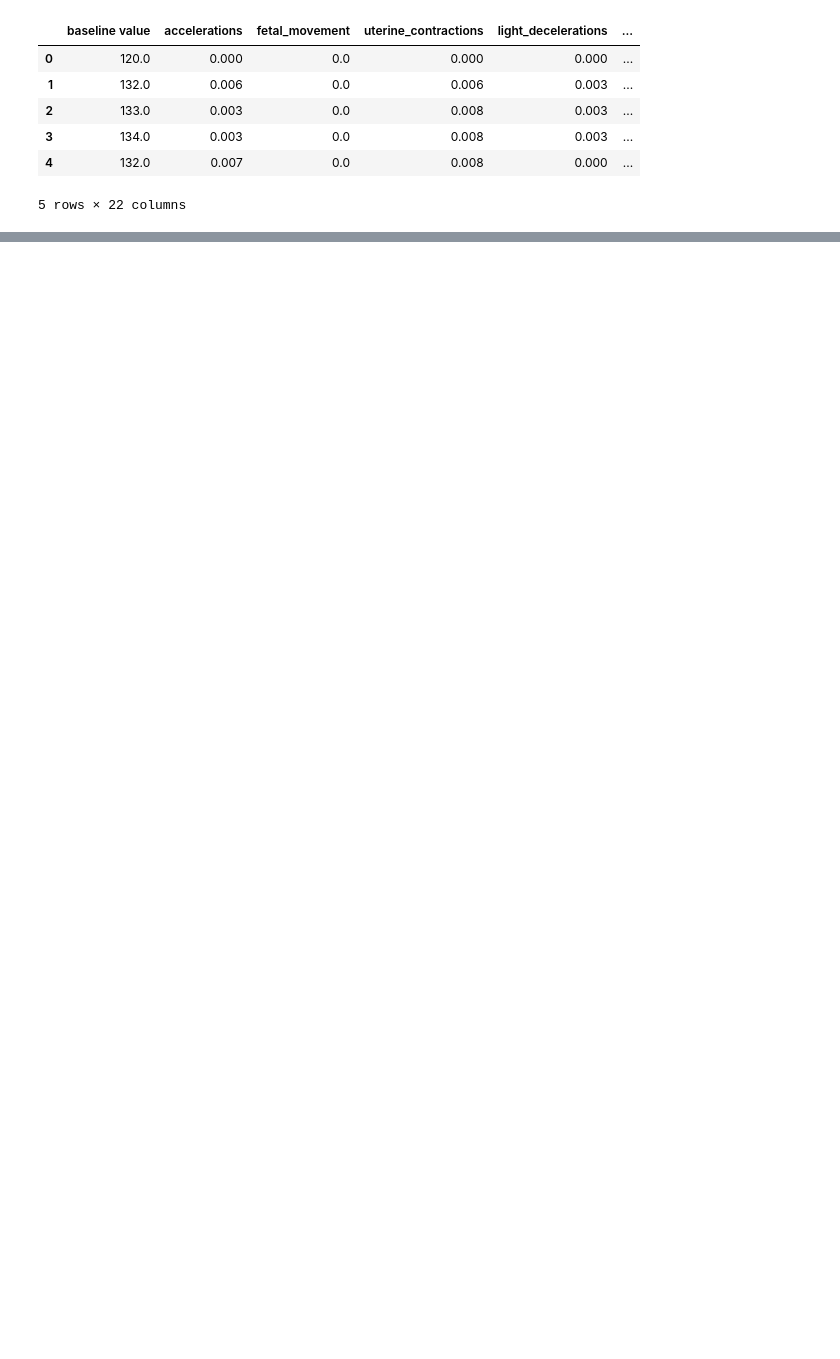
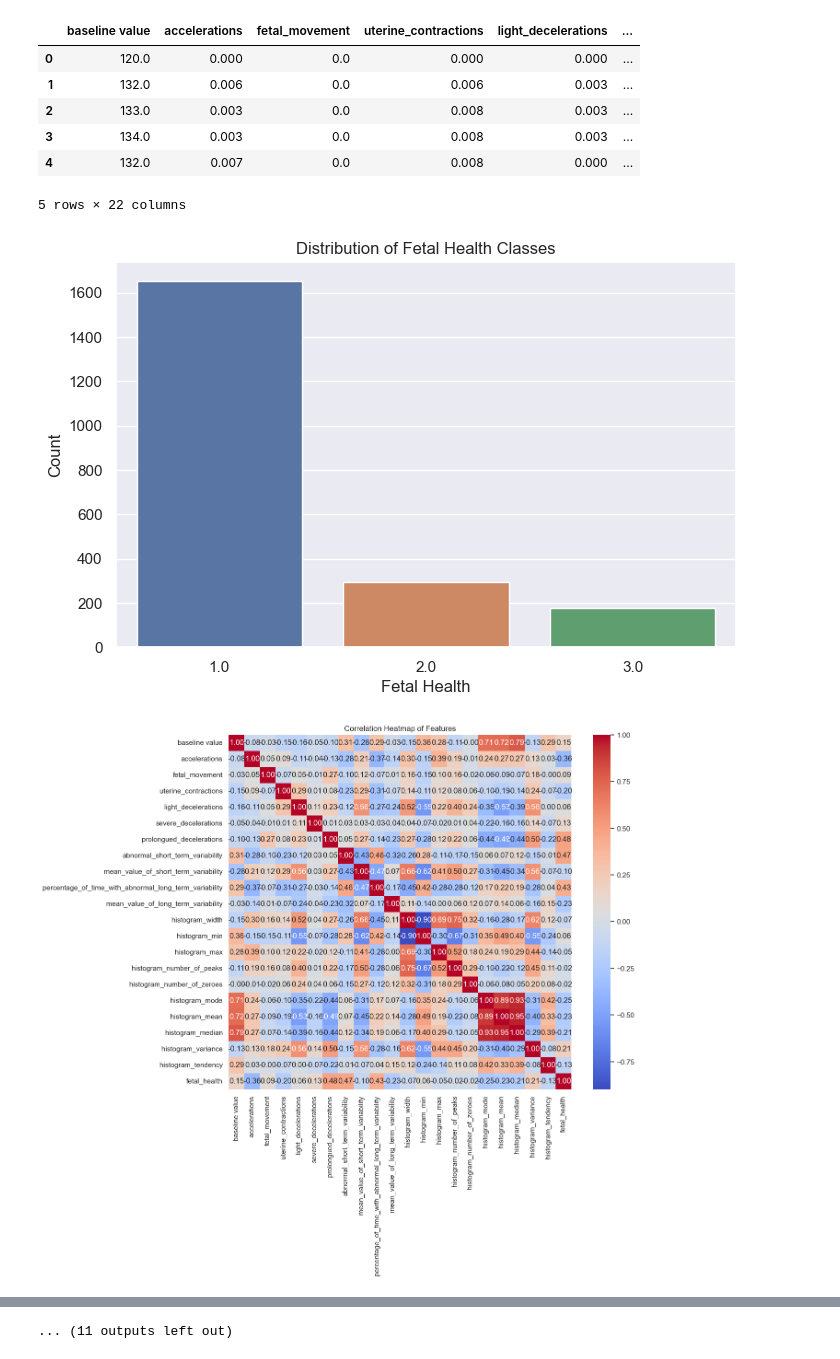
Before and after one commit to ivannahak99/streamlit_fetalhealth, a Jupyter notebook: fetalhealth.ipynb, the cells around one changed output, grey strips where cells are left out. Drawn from its saved outputs; the diff is of its cells as text; code cells hidden in the pictures; blank space fills up the shorter version.

```diff
--- a/fetalhealth.ipynb
+++ b/fetalhealth.ipynb
@@ -19,0 +33,40 @@ fetal_health.head()
+# %%
+import pandas as pd
+import matplotlib.pyplot as plt
+import seaborn as sns
+
+# Mengatur tema visualisasi
+sns.set_theme()
+# %%
+import pandas as pd
+import seaborn as sns
+import matplotlib.pyplot as plt
+
+# Load dataset
+df = pd.read_csv('fetal_health.csv')
+
+# Visualisasi distribusi kelas target
+plt.figure(figsize=(8, 5))
+sns.countplot(x='fetal_health', data=df)
+plt.title('Distribution of Fetal Health Classes')
+plt.xlabel('Fetal Health')
+plt.ylabel('Count')
+plt.show()
+
+# Visualisasi korelasi antar fitur
+plt.figure(figsize=(12, 10))
+sns.heatmap(df.corr(), annot=True, cmap='coolwarm', fmt=".2f")
+plt.title('Correlation Heatmap of Features')
+plt.show()
+
+# Visualisasi distribusi fitur
+for col in df.columns[:-1]:  # Exclude the target column
+    plt.figure(figsize=(8, 5))
+    sns.histplot(x=col, hue="fetal_health", data=df, kde=True)
+    plt.title(f'Distribution of {col} by Fetal Health')
+    plt.xlabel(col)
+    plt.ylabel('Count')
+    plt.show()
+# %% [output]
+[figure, added]
+[figure, added]
@@ -19,0 +83 @@ fetal_health.head()
+... (11 outputs left out)
```
Also changed, not shown: parts of 8 cells of this notebook, 2 other files.
